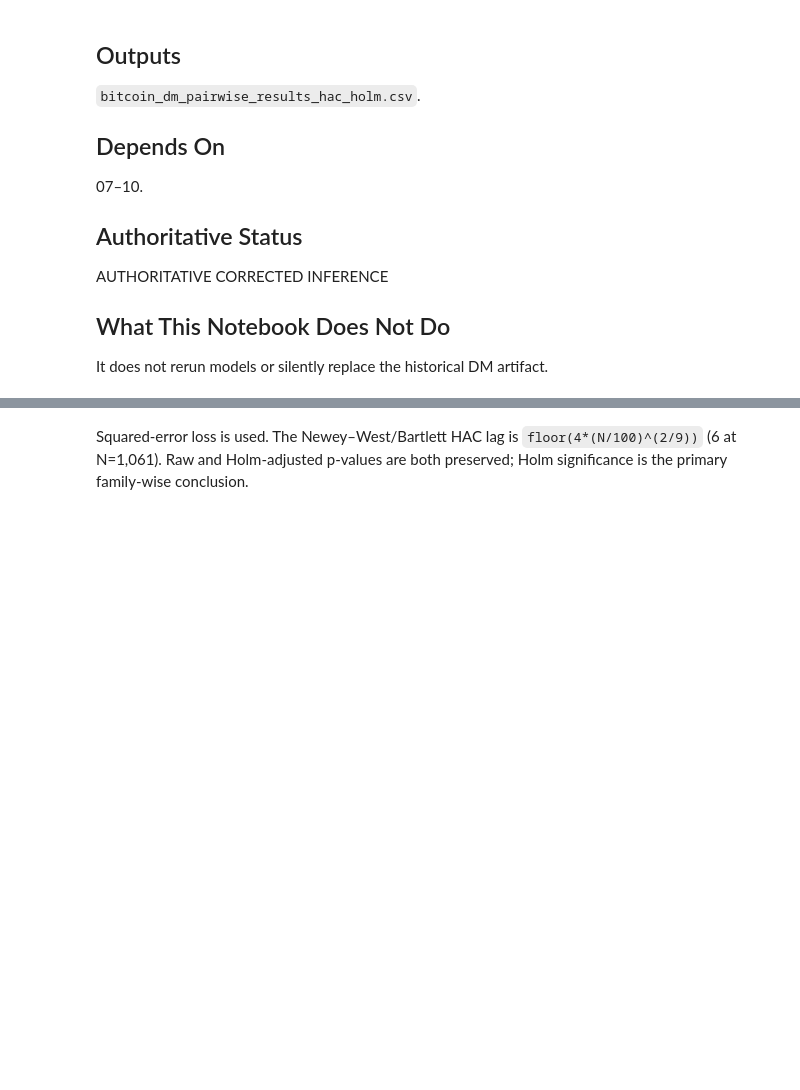
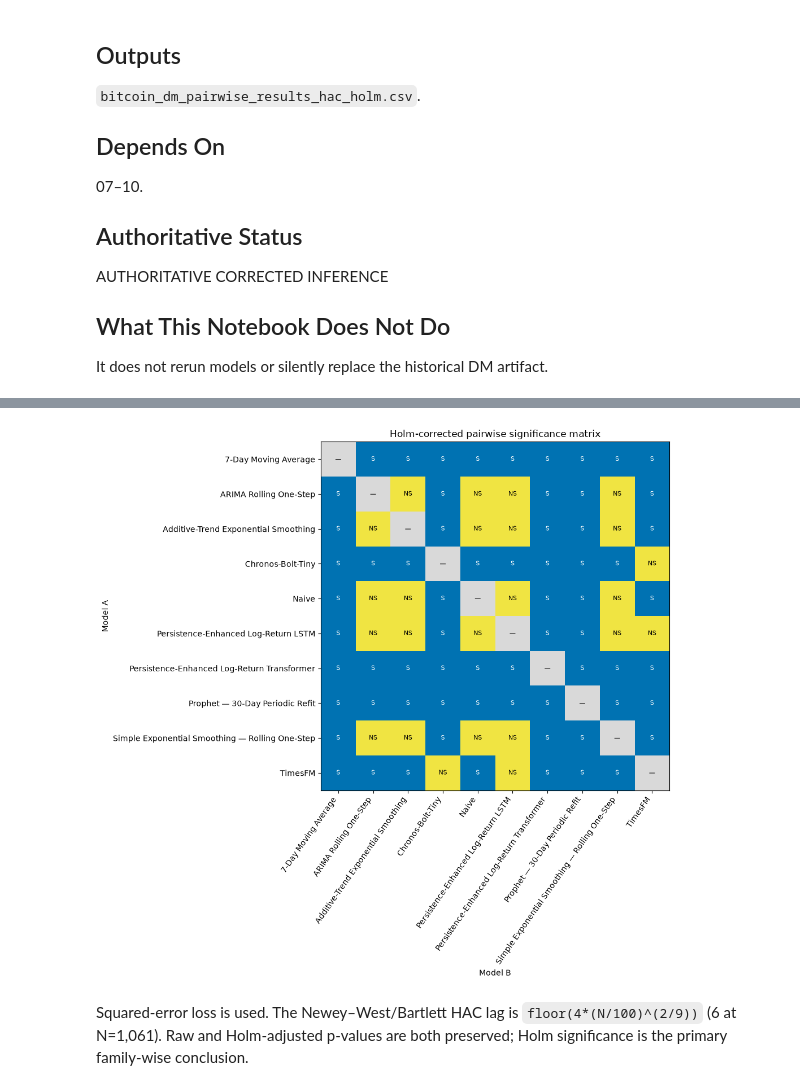
Before and after one commit to mdsoadsolaiman/Time-Series-Foundation-Models, a Jupyter notebook: notebooks/11_Bitcoin_Statistical_Inference.ipynb, the cells around one changed output, grey strips where cells are left out. Cells and saved outputs as stored; diff of their text form; code cells hidden in the pictures; blank space fills up the shorter version.

```diff
--- a/notebooks/11_Bitcoin_Statistical_Inference.ipynb
+++ b/notebooks/11_Bitcoin_Statistical_Inference.ipynb
@@ -29,7 +29,15 @@ from src.bitcoin_pipeline import *
 RUN_GENERATION = False
 PROMOTE_TO_AUTHORITATIVE = False
 # %%
-dm=pd.read_csv(ROOT/'results'/'bitcoin_dm_pairwise_results_hac_holm.csv'); assert dm.shape[0]==45 and len(set(dm['Model A'])|set(dm['Model B']))==10; dm
+# Load the frozen HAC Diebold–Mariano pairwise results.
+dm = pd.read_csv(ROOT / 'results' / 'bitcoin_dm_pairwise_results_hac_holm.csv')
+
+# Validate the complete 45-pair, ten-model family.
+assert dm.shape[0] == 45
+assert len(set(dm['Model A']) | set(dm['Model B'])) == 10
+
+# Display the unchanged inference table.
+dm
 # %% [output]
 |  | Model A | Model B | N | HAC Lag | Mean loss differential | DM statistic | Raw p-value | Lower-RMSE model | ... |
 | 0 | Naive | Simple Exponential Smoothing — Ro... | 1061 | 6 | -7.814318e+03 | -0.396730 | 6.915669e-01 | Naive | ... |
@@ -48,5 +56,33 @@ dm=pd.read_csv(ROOT/'results'/'bitcoin_dm_pairwise_results_hac_holm.csv'); asser
 | 42 | Persistence-Enhanced Log-Return T... | Chronos-Bolt-Tiny | 1061 | 6 | 2.576251e+06 | 8.667769 | 4.406682e-18 | Chronos-Bolt-Tiny | ... |
 | 43 | Persistence-Enhanced Log-Return T... | TimesFM | 1061 | 6 | 2.849776e+06 | 11.272504 | 1.793933e-29 | TimesFM | ... |
 | 44 | Chronos-Bolt-Tiny | TimesFM | 1061 | 6 | 2.735245e+05 | 2.542057 | 1.102022e-02 | TimesFM | ... |
+# %%
+import matplotlib.pyplot as plt
+from matplotlib.colors import ListedColormap
+
+# Build a symmetric Holm-significance matrix from the 45 frozen pairwise rows.
+models = sorted(set(dm['Model A']) | set(dm['Model B']))
+holm = pd.DataFrame(np.nan, index=models, columns=models)
+for model in models:
+    holm.loc[model, model] = -1
+for _, row in dm.iterrows():
+    value = int(bool(row['Significant Holm?']))
+    holm.loc[row['Model A'], row['Model B']] = value
+    holm.loc[row['Model B'], row['Model A']] = value
+
+# Render an annotated grid: S = significant, NS = not significant.
+fig, ax = plt.subplots(figsize=(11, 10))
+ax.imshow(holm.to_numpy(), cmap=ListedColormap(['#D9D9D9', '#F0E442', '#0072B2']), vmin=-1, vmax=1)
+ax.set_xticks(range(len(models)), models, rotation=55, ha='right')
+ax.set_yticks(range(len(models)), models)
+for i in range(len(models)):
+    for j in range(len(models)):
+        label = '—' if i == j else ('S' if holm.iloc[i, j] == 1 else 'NS')
+        ax.text(j, i, label, ha='center', va='center', color='white' if holm.iloc[i, j] == 1 else 'black', fontsize=8)
+ax.set(title='Holm-corrected pairwise significance matrix', xlabel='Model B', ylabel='Model A')
+fig.tight_layout()
+plt.show()
+# %% [output]
+[figure, added]
 # %% [markdown]
 Squared-error loss is used. The Newey–West/Bartlett HAC lag is `floor(4*(N/100)^(2/9))` (6 at N=1,061). Raw and Holm-adjusted p-values are both preserved; Holm significance is the primary family-wise conclusion.
```
Also changed, not shown: parts of 1 cell of this notebook, 4 other files.
